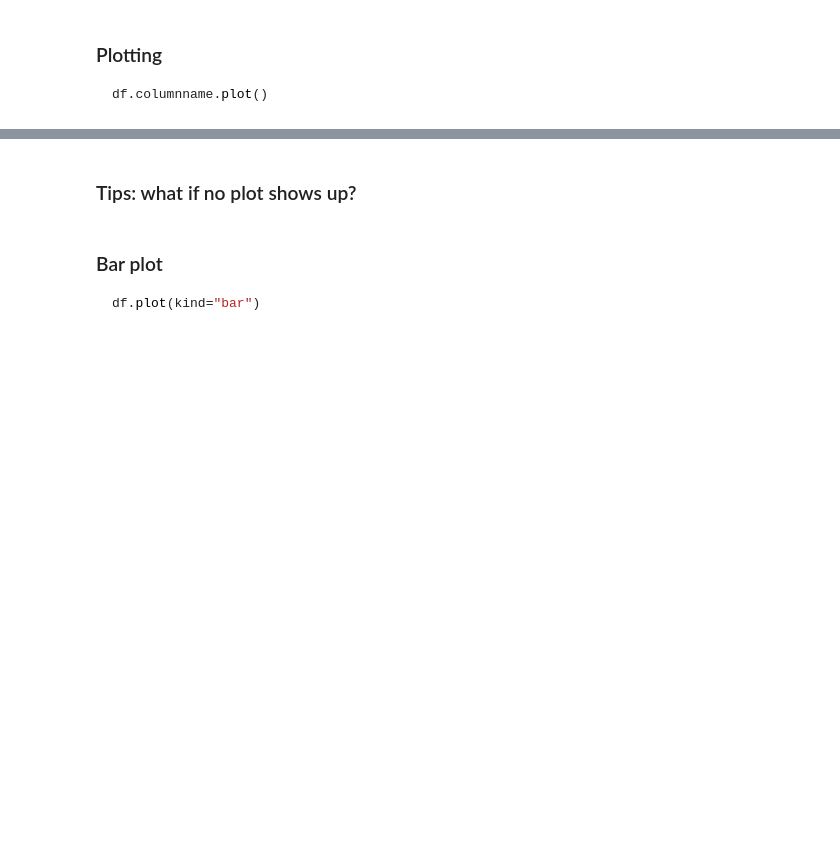
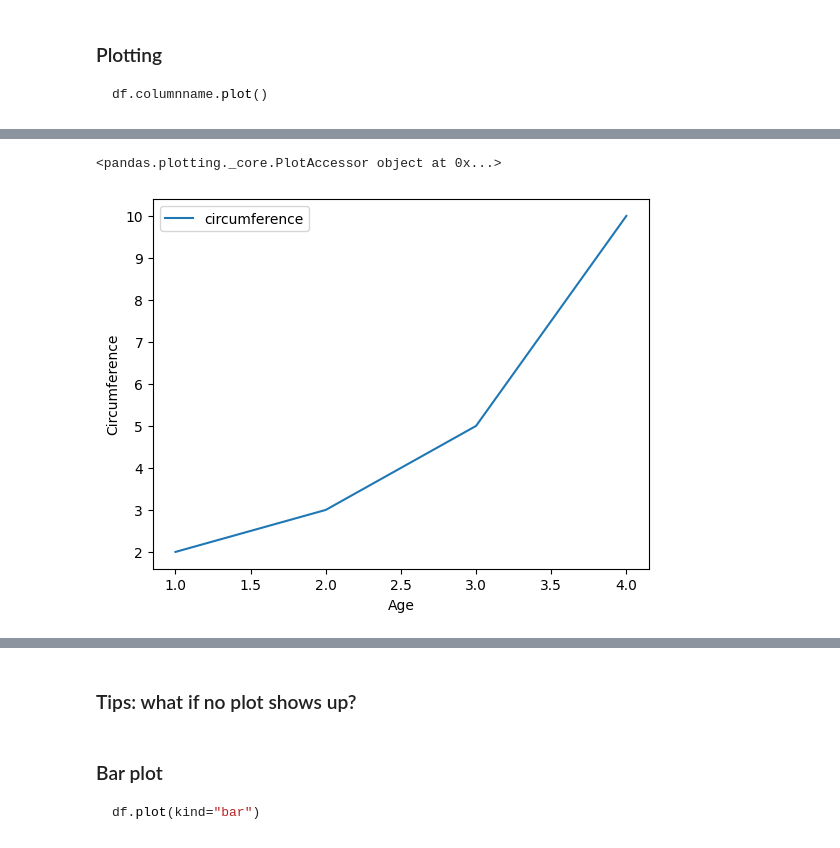
Before and after one commit to nanjiangshu/python-programming-bioinfo, a Jupyter notebook: lectures/Day_5.ipynb, the cells around one changed output, grey strips where cells are left out. Saved outputs shown, nothing was run; the diff lists cells and outputs as text; code cells hidden in the pictures; blank space fills up the shorter version.

```diff
--- a/lectures/Day_5.ipynb
+++ b/lectures/Day_5.ipynb
@@ -347,7 +589,10 @@ df_small
 # %%
  # Plot the relationship of age and height with the line plot
-df_small.plot(x='age', y='circumference', kind='line')
+df_small.plot(x='age', y='circumference', kind='line', xlabel="Age", ylabel="Circumference")
 df_small.plot
+# %% [output]
+<pandas.plotting._core.PlotAccessor object at 0x...>
+[figure, added]
 # %%
 # scatter plot
 df_small.plot(x='age', y='circumference', kind='scatter')
```
Also changed, not shown: parts of 56 cells of this notebook, 4 other files.
